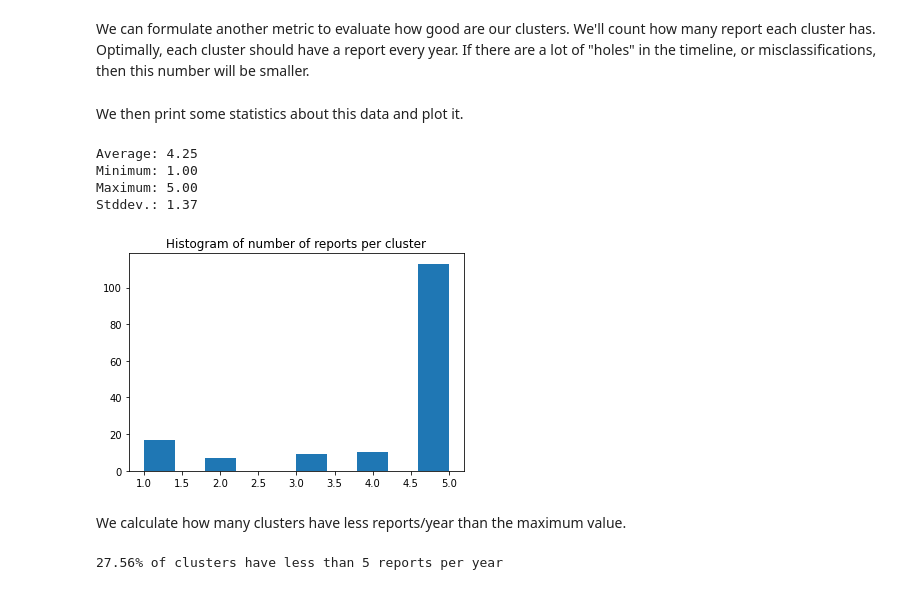
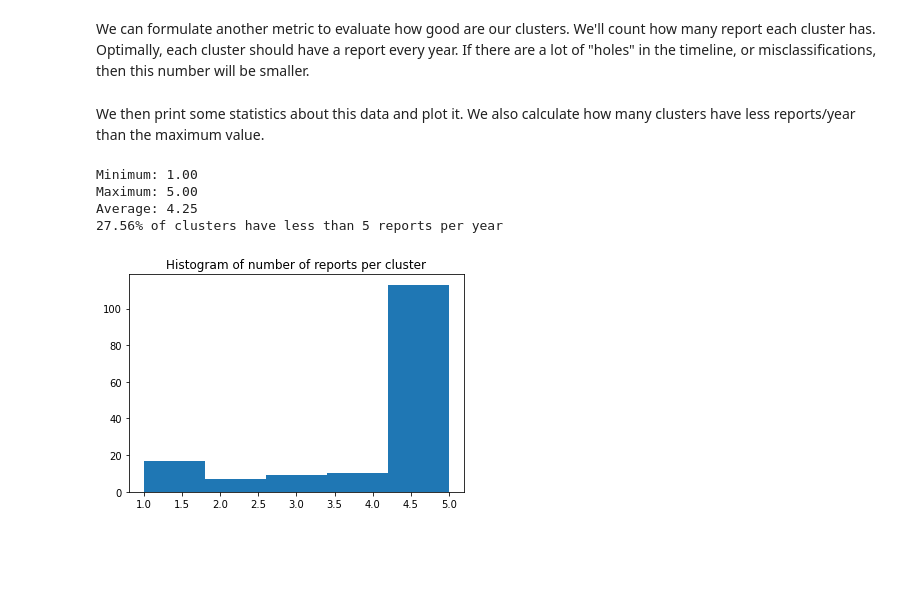
Before and after one commit to guidanoli/inf1032, a Jupyter notebook: all_systems.ipynb, the cells around one changed output. Drawn from its saved outputs; the diff is of its cells as text; code cells hidden in the pictures; blank space fills up the shorter version.

```diff
--- a/all_systems.ipynb
+++ b/all_systems.ipynb
@@ -436,38 +436,35 @@ def num_of_reports(wss):
             num += 1
     return num
 
+def num_of_reports_in_cluster(cluster):
+    num = 0
+    for wss in cluster:
+        num += num_of_reports(wss)
+    return num
+
 def num_of_reports_per_cluster(clusters):
     nums = []
     for cluster in iter_clusters(clusters):
-        num = 0
-        for wss in cluster:
-            num += num_of_reports(wss)
-        nums.append(num)
+        nums.append(num_of_reports_in_cluster(cluster))
     return np.array(nums, dtype=int)
 # %% [markdown]
-We then print some statistics about this data and plot it.
+We then print some statistics about this data and plot it. We also calculate how many clusters have less reports/year than the maximum value.
 # %%
 nreps = num_of_reports_per_cluster(cls)
-print("Average: {:.2f}".format(np.average(nreps)))
 print("Minimum: {:.2f}".format(np.min(nreps)))
 print("Maximum: {:.2f}".format(np.max(nreps)))
-print("Stddev.: {:.2f}".format(np.std(nreps)))
+print("Average: {:.2f}".format(np.average(nreps)))
+maxnreps = np.max(nreps)
+nrepslessthanmax = nreps[nreps < maxnreps]
+print("{:.2f}% of clusters have less than {:d} reports per year".format(
+    100*len(nrepslessthanmax)/len(nreps), maxnreps))
 
-plt.hist(nreps)
+plt.hist(nreps, bins=5)
 plt.title("Histogram of number of reports per cluster")
 plt.show()
 # %% [output]
-Average: 4.25
 Minimum: 1.00
 Maximum: 5.00
-Stddev.: 1.37
+Average: 4.25
+27.56% of clusters have less than 5 reports per year
-[figure, old version]
+[figure, new version]
-# %% [markdown]
-We calculate how many clusters have less reports/year than the maximum value.
-# %%
-maxnreps = np.max(nreps)
-nrepslessthanmax = nreps[nreps < maxnreps]
-print("{:.2f}% of clusters have less than {:d} reports per year".format(
-    100*len(nrepslessthanmax)/len(nreps), maxnreps))
-# %% [output]
-27.56% of clusters have less than 5 reports per year
```
Also changed, not shown: parts of 10 cells of this notebook.
